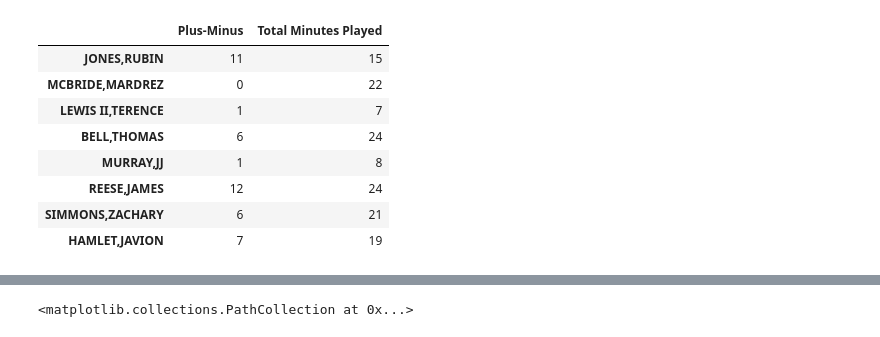
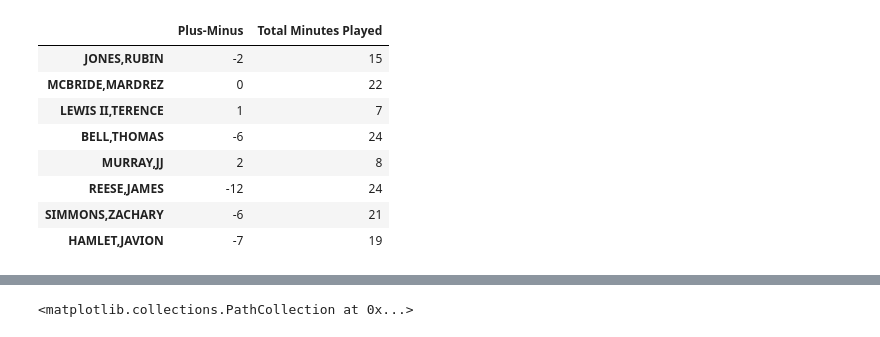
Before and after one commit to SamCD/Mean-Green-Scraper, a Jupyter notebook: Mean Green Scraper.ipynb, the cells around one changed output, grey strips where cells are left out. Saved outputs shown, nothing was run; the diff lists cells and outputs as text; code cells hidden in the pictures.

```diff
--- a/Mean Green Scraper.ipynb
+++ b/Mean Green Scraper.ipynb
@@ -12,5 +8,6 @@ import re
 # %%
-url = "https://meangreensports.com/sports/mens-basketball/stats/2020-21/loyola-university-chicago/boxscore/4822"
+gameID = 'loyola-university-chicago/boxscore/4822'
+url = "https://meangreensports.com/sports/mens-basketball/stats/2020-21/" + gameID
 r = requests.get(url,verify=False)
 soup = BeautifulSoup(r.text, "html.parser")
 prds = soup.find_all('section', attrs = {'id':'play-by-play'})
@@ -292,7 +289,7 @@ def set_pm(df,rosterH,rosterA,debug=False,isHome=True):
                         print(e)
             if awaySub:
                 try:
-                    newA = pd.DataFrame(data={'lineup':[[p for p in a]],'time':time,'team':'A','diff':aSc-hSc},index=[0])#.head(1)
+                    newA = pd.DataFrame(data={'lineup':[[p for p in a]],'time':time,'team':'A','diff':-1*ndiff},index=[0])#.head(1)
                     away = away.append(newA)
                     if debug:
                         print('Added ' + str(newA.loc[0,'lineup']) + ' to Away lineups')
@@ -357,7 +354,7 @@ def set_pm(df,rosterH,rosterA,debug=False,isHome=True):
                 except Exception as e:
                     if debug:
                         print('Exception :' + str(e))
-            playerPM[tm][plyr]['pm'] += (ndiff - playerPM[tm][plyr]['curDiff'])
+            playerPM[tm][plyr]['pm'] += (ndiff  - playerPM[tm][plyr]['curDiff']) * -1 if awaySub else 1
             #print((ndiff - playerPM[tm][plyr]['curDiff']))
             timeEntered = playerPM[tm][plyr]['curTime']
             minPlayed = ((ntime - timeEntered).seconds)/60
@@ -367,12 +364,15 @@ def set_pm(df,rosterH,rosterA,debug=False,isHome=True):
                 print('Time: ',(ntime))
                 print('Player entered at: ',(playerPM[tm][plyr]['curTime']))
                 print('Minutes Played: ',(ntime - playerPM[tm][plyr]['curTime']))
+                print('Current Diff: ', ndiff)
+                print('H' if homeSub else 'A')
+                print('Home: ', hSc, 'Away: ', aSc)
         h.sort()
         a.sort()
         if debug:
             print('Home On Floor: ' + str(h))
             print('Away On Floor: ' + str(a))
-    return playerPM,stints
+    return playerPM,stints,home,away
 # %%
 HSc = dfRaw[dfRaw['Team']=='H'].groupby(['Time'])[['ActionValue']].sum().cumsum().reset_index()
 HSc.rename(columns={'Time':'Time','ActionValue':'homeScore'})
@@ -402,18 +388,19 @@ dfRaw
 # %%
 rosterH = list(dfRaw[(dfRaw['Team']=='H') & (dfRaw['Player'] != 'TEAM')].Player.unique())
 rosterA = list(dfRaw[(dfRaw['Team']=='A') & (dfRaw['Player'] != 'TEAM')].Player.unique())
-#dfRaw
-#rosterA
-playerPM,stints = set_pm(dfRaw,rosterH,rosterA)
+playerPM,stints, home, away = set_pm(dfRaw,rosterH,rosterA
+                        # ,debug=True
+                        )
 # %%
-pd.DataFrame(playerPM['A']).T[['pm','tmp']].rename(columns={'pm':'Plus-Minus','tmp':'Total Minutes Played'})
+APM = pd.DataFrame(playerPM['A']).T[['pm','tmp']].rename(columns={'pm':'Plus-Minus','tmp':'Total Minutes Played'})
+APM
 # %% [output]
 |  | Plus-Minus | Total Minutes Played |
-| JONES,RUBIN | 11 | 15 |
+| JONES,RUBIN | -2 | 15 |
 | MCBRIDE,MARDREZ | 0 | 22 |
 | LEWIS II,TERENCE | 1 | 7 |
-| BELL,THOMAS | 6 | 24 |
-| MURRAY,JJ | 1 | 8 |
-| REESE,JAMES | 12 | 24 |
-| SIMMONS,ZACHARY | 6 | 21 |
-| HAMLET,JAVION | 7 | 19 |
+| BELL,THOMAS | -6 | 24 |
+| MURRAY,JJ | 2 | 8 |
+| REESE,JAMES | -12 | 24 |
+| SIMMONS,ZACHARY | -6 | 21 |
+| HAMLET,JAVION | -7 | 19 |
```
Also changed, not shown: parts of 8 cells of this notebook, 1 other file.
